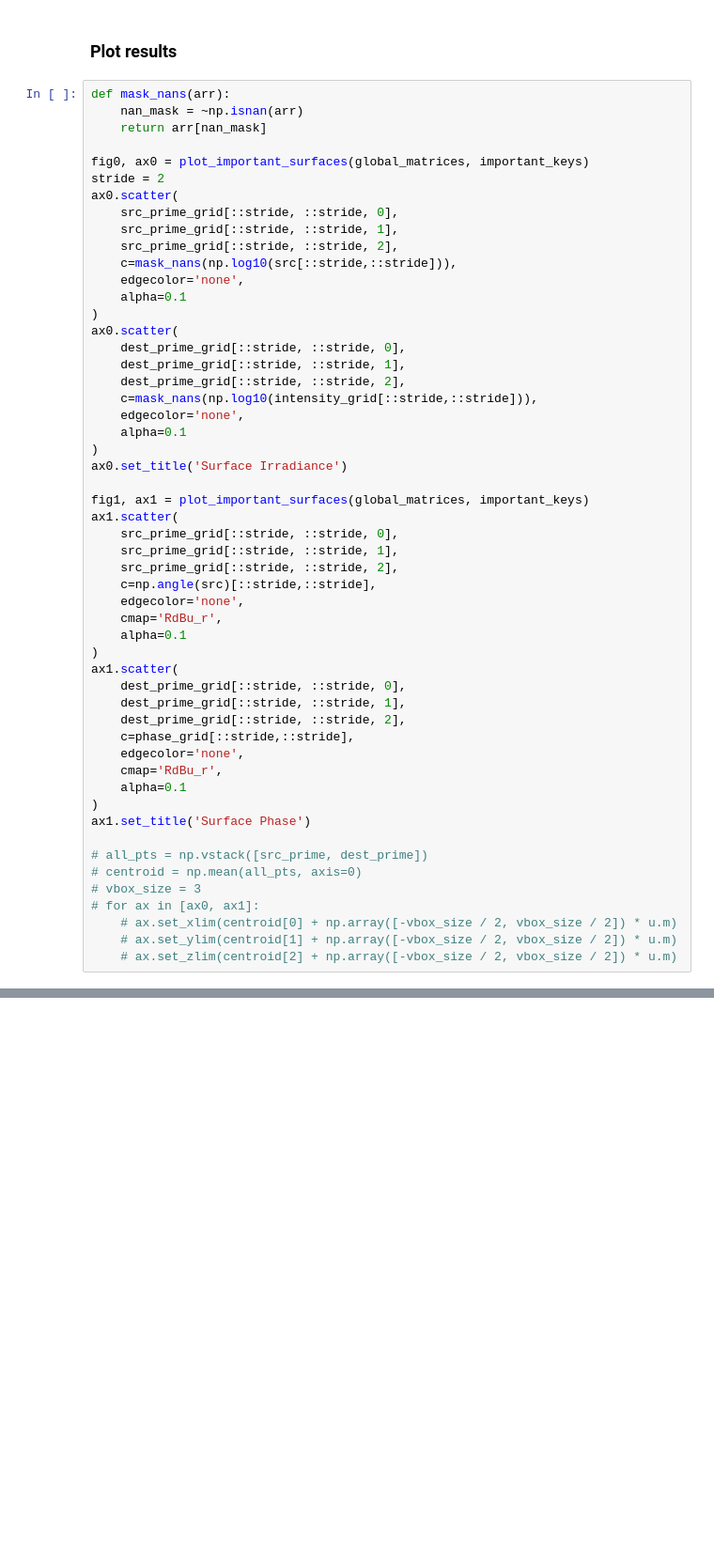
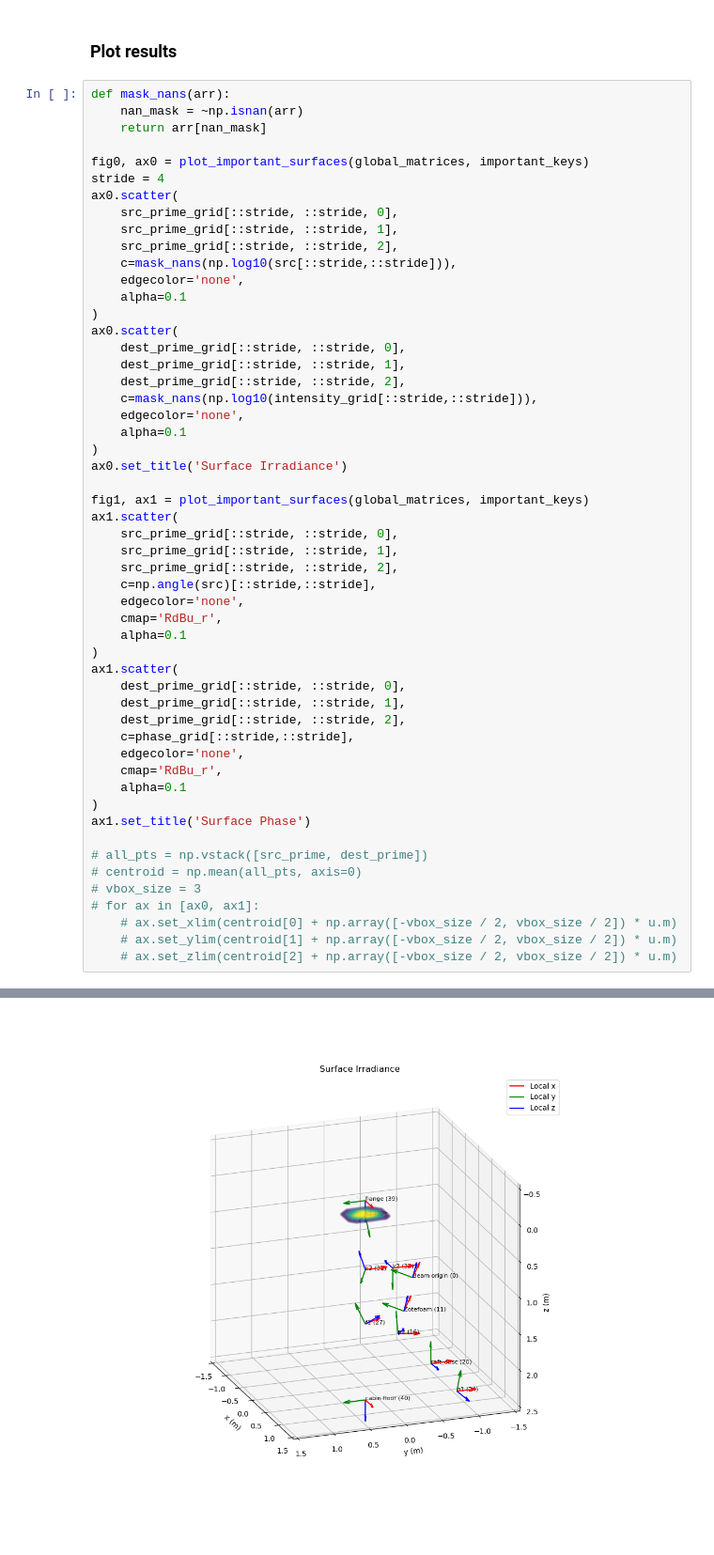
Before and after one commit to evanmayer/hotspot, a Jupyter notebook: verification/fresnel_zemax.ipynb, the cells around one changed output, grey strips where cells are left out. Shown at 94% size. Drawn from its saved outputs; the diff is of its cells as text; blank space fills up the shorter version.

```diff
--- a/verification/fresnel_zemax.ipynb
+++ b/verification/fresnel_zemax.ipynb
@@ -484,7 +506,7 @@ def mask_nans(arr):
     return arr[nan_mask]
 
 fig0, ax0 = plot_important_surfaces(global_matrices, important_keys)
-stride = 2
+stride = 4
 ax0.scatter(
     src_prime_grid[::stride, ::stride, 0],
     src_prime_grid[::stride, ::stride, 1],
@@ -531,3 +553,4 @@ ax1.set_title('Surface Phase')
     # ax.set_xlim(centroid[0] + np.array([-vbox_size / 2, vbox_size / 2]) * u.m)
     # ax.set_ylim(centroid[1] + np.array([-vbox_size / 2, vbox_size / 2]) * u.m)
     # ax.set_zlim(centroid[2] + np.array([-vbox_size / 2, vbox_size / 2]) * u.m)
+# %% [output]
@@ -533,0 +558 @@ ax1.set_title('Surface Phase')
+[figure, added]
```
Also changed, not shown: parts of 11 cells of this notebook.
